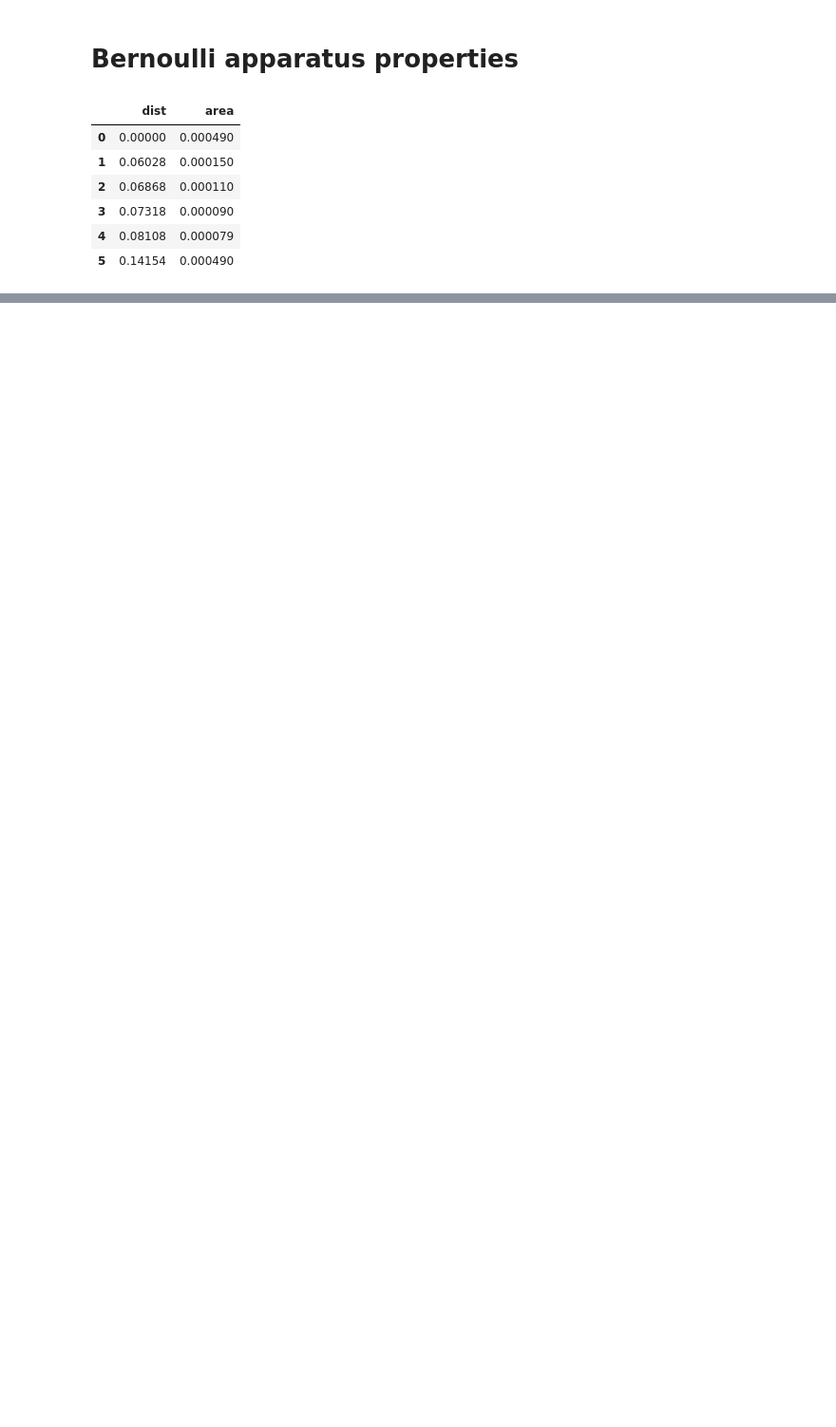
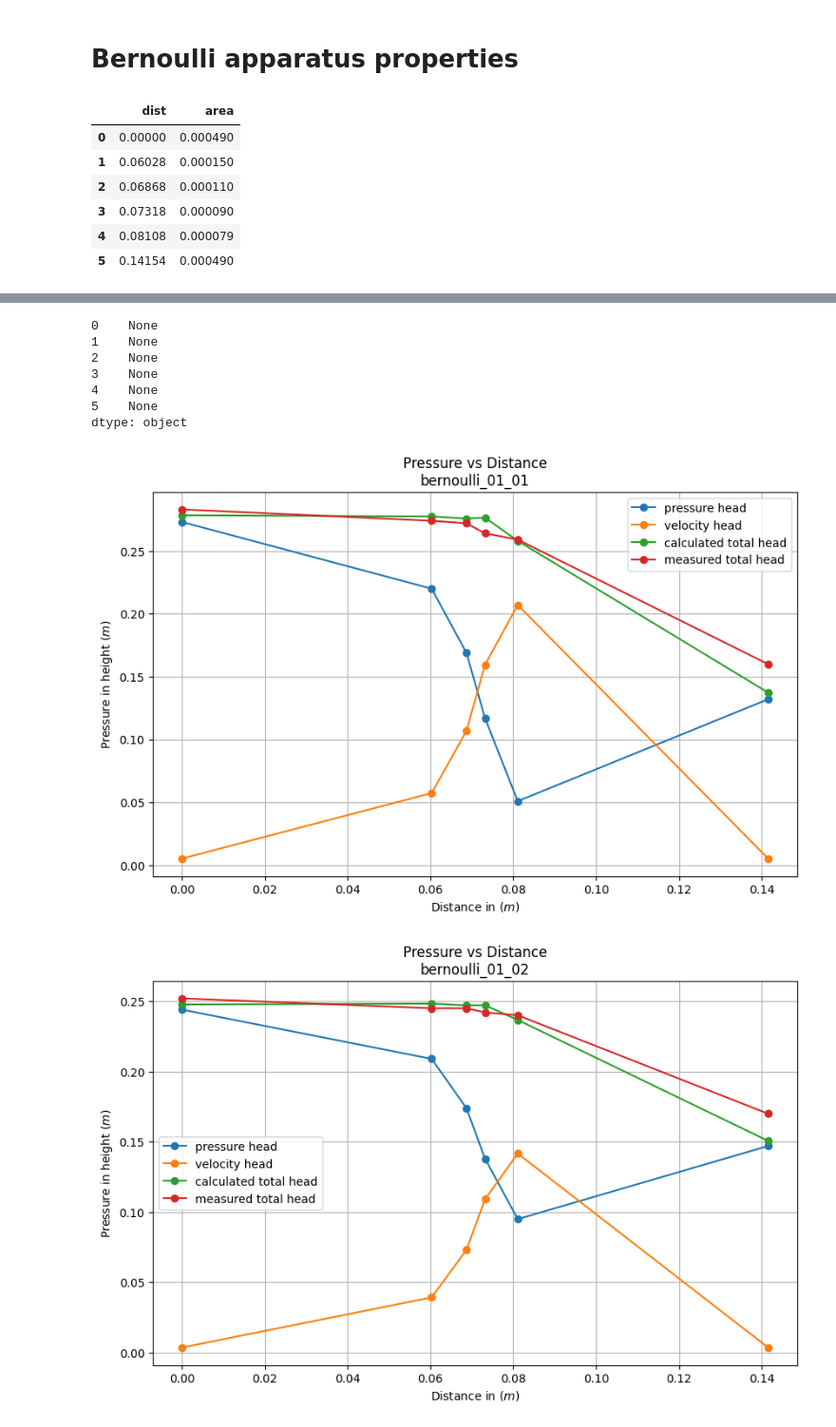
Before and after one commit to Holger-Paxi/Fluid_Mechanics, a Jupyter notebook: Assessment_Task_3_bernoulli_test.ipynb, the cells around one changed output, grey strips where cells are left out. Shown at 95% size. Drawn from its saved outputs; the diff is of its cells as text; code cells hidden in the pictures; blank space fills up the shorter version.

```diff
--- a/Assessment_Task_3_bernoulli_test.ipynb
+++ b/Assessment_Task_3_bernoulli_test.ipynb
@@ -3,0 +8,9 @@ import matplotlib.pyplot as plt
+# %%
+input_dir = './Inputs_Assessment_Task_3_Laboratory_Report/'
+output_dir = './Outputs_Assessment_Task_3_Laboratory_Report/'
+
+print(
+    input_dir,
+    output_dir,
+    sep='\n'
+    )
@@ -364,0 +53,19 @@ test_3rd_measurement.plot(
+# %%
+def list_files(arg_directory_path, arg_regex, arg_column_name='file_path'):
+    """return list of files in a directory
+
+    arguments:
+        [string] --> arg_directory_path = directory path of the polygons
+        [string] --> arg_regex = regex entry
+        [string] --> arg_column_name = column's name
+    """
+    list_files = glob.glob(pathname=arg_directory_path + arg_regex)
+    list_files = pd.DataFrame(list_files, columns=[arg_column_name])
+    list_files.sort_values(by=[arg_column_name], inplace=True)
+    list_files.reset_index(drop=True, inplace=True)
+
+    return list_files
+# %%
+measurements = list_files(input_dir, 'bernoulli*.csv', 'file_path')
+measurements['file_name'] = measurements.file_path. str.split(pat='/').str[-1]
+measurements
@@ -364,0 +135,3 @@ test_3rd_measurement.plot(
+# %%
+measurements.apply(func=lambda arg: calculations(arg.file_path, arg.file_name), axis=1)
+# %% [output]
@@ -364,0 +155,9 @@ test_3rd_measurement.plot(
+0    None
+1    None
+2    None
+3    None
+4    None
+5    None
+dtype: object
+[figure, added]
+[figure, added]
```
Also changed, not shown: parts of 61 cells of this notebook, 12 other files.
